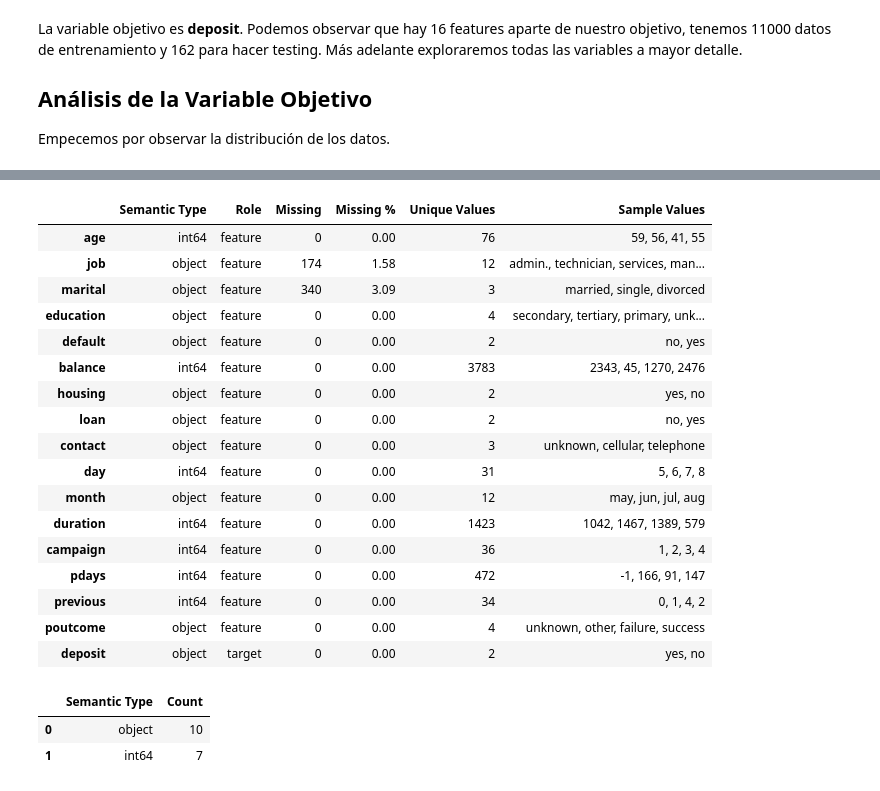
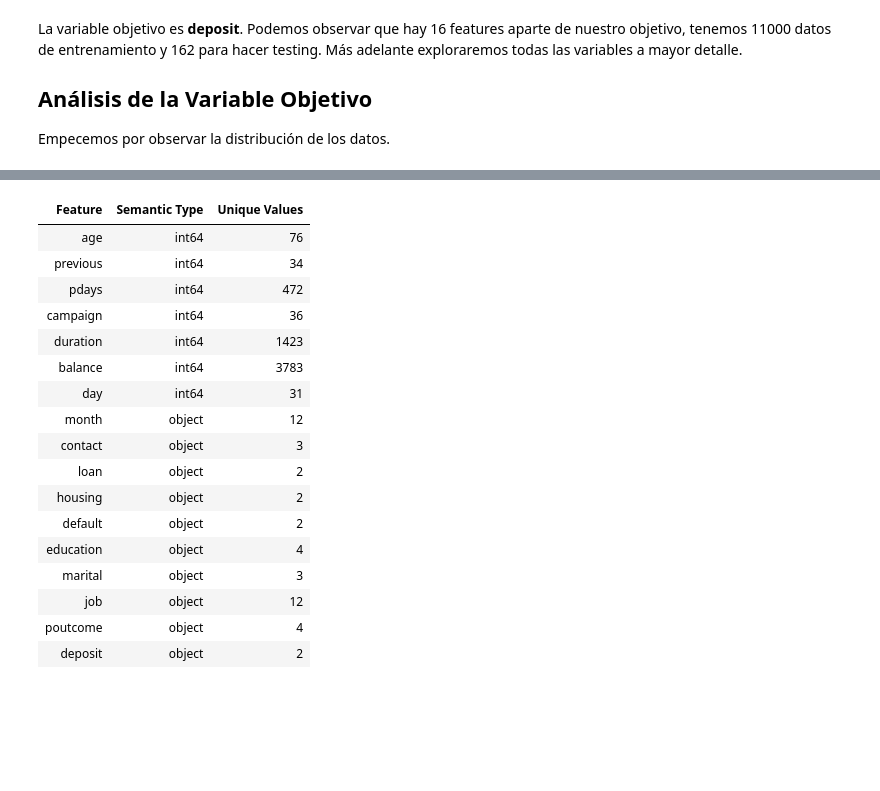
Before and after one commit to mathiasaiva/AA_primera_practica, a Jupyter notebook: notebooks/01_EDA_and_modeling.ipynb, the cells around one changed output, grey strips where cells are left out. Cells and saved outputs as stored; diff of their text form; code cells hidden in the pictures; blank space fills up the shorter version.

```diff
--- a/notebooks/01_EDA_and_modeling.ipynb
+++ b/notebooks/01_EDA_and_modeling.ipynb
@@ -17,11 +17,11 @@
 
 En este documento buscámos entender los datos que tenemos a nuestra disposición, para predecir que clientes se subscribirán a un déposito a plazos. Queremos entender la estructura del dataset y  la calidad de los datos para prepararnos para el pre-procesado.
 # %%
+!pip install jinja2
 
 import numpy as np
 import pandas as pd
 import matplotlib.pyplot as plt
-import os
 from IPython.display import display
 
 
@@ -29,6 +29,26 @@ def nl():
     print('\n')
 
 
-for f in os.listdir('../data'):
-    print(f.ljust(30) + str(round(os.path.getsize('../data/' + f) / 1000000, 2)) + 'MB')
+# Helper function to format tables
+def show_df(df, precision=2, width="100%", percent_cols=None):
+    styler = (
+        df.style
+        .format(precision=precision, na_rep="NaN")
+        .set_table_attributes(f'style="width:{width}"')
+        .set_table_styles([
+            {"selector": "th", "props": [("text-align", "left"), ("padding", "6px 10px")]},
+            {"selector": "td", "props": [("text-align", "left"), ("padding", "6px 10px")]},
+        ])
+        .hide(axis="index")
+    )
+
+    if percent_cols:
+        styler = styler.format({col: "{:.2f}%" for col in percent_cols})
+
+    display(styler)
+
+
+nl()
+print("Datasets:")
+!ls ../data
 # %% [output]
@@ -93,44 +117,32 @@ La variable deposit presenta dos clases "yes" y "no", por lo que el problema es
 ## Esquema de Variables
 # %%
 summary = pd.DataFrame({
+    "Feature": df_train.columns,
     "Semantic Type": df_train.dtypes,
-    "Role": ["target" if col == "deposit" else "feature" for col in df_train.columns],
-    "Missing": df_train.isnull().sum(),
-    "Missing %": (df_train.isnull().mean() * 100).round(2).values,
     "Unique Values": df_train.nunique(dropna=True).tolist(),
-    "Sample Values": [", ".join(map(str, df_train[col].dropna().unique()[:4])) for col in df_train.columns],
 
 })
 
-display(summary)
+summary = summary.sort_values("Semantic Type")
 
-type_summary = (
-    summary["Semantic Type"]
-    .value_counts()
-    .reset_index(name="Count")
-)
-
-display(type_summary)
+show_df(summary)
 # %% [output]
-|  | Semantic Type | Role | Missing | Missing % | Unique Values | Sample Values |
-| age | int64 | feature | 0 | 0.00 | 76 | 59, 56, 41, 55 |
-| job | object | feature | 174 | 1.58 | 12 | admin., technician, services, man... |
-| marital | object | feature | 340 | 3.09 | 3 | married, single, divorced |
-| education | object | feature | 0 | 0.00 | 4 | secondary, tertiary, primary, unk... |
-| default | object | feature | 0 | 0.00 | 2 | no, yes |
-| balance | int64 | feature | 0 | 0.00 | 3783 | 2343, 45, 1270, 2476 |
-| housing | object | feature | 0 | 0.00 | 2 | yes, no |
-| loan | object | feature | 0 | 0.00 | 2 | no, yes |
-| contact | object | feature | 0 | 0.00 | 3 | unknown, cellular, telephone |
-| day | int64 | feature | 0 | 0.00 | 31 | 5, 6, 7, 8 |
-| month | object | feature | 0 | 0.00 | 12 | may, jun, jul, aug |
-| duration | int64 | feature | 0 | 0.00 | 1423 | 1042, 1467, 1389, 579 |
-| campaign | int64 | feature | 0 | 0.00 | 36 | 1, 2, 3, 4 |
-| pdays | int64 | feature | 0 | 0.00 | 472 | -1, 166, 91, 147 |
-| previous | int64 | feature | 0 | 0.00 | 34 | 0, 1, 4, 2 |
-| poutcome | object | feature | 0 | 0.00 | 4 | unknown, other, failure, success |
-| deposit | object | target | 0 | 0.00 | 2 | yes, no |
+| Feature | Semantic Type | Unique Values |
+| age | int64 | 76 |
+| previous | int64 | 34 |
+| pdays | int64 | 472 |
+| campaign | int64 | 36 |
+| duration | int64 | 1423 |
+| balance | int64 | 3783 |
+| day | int64 | 31 |
+| month | object | 12 |
+| contact | object | 3 |
+| loan | object | 2 |
+| housing | object | 2 |
+| default | object | 2 |
+| education | object | 4 |
+| marital | object | 3 |
+| job | object | 12 |
+| poutcome | object | 4 |
+| deposit | object | 2 |
-|  | Semantic Type | Count |
-| 0 | object | 10 |
-| 1 | int64 | 7 |
 # %% [markdown]
```
Also changed, not shown: parts of 8 cells of this notebook.
